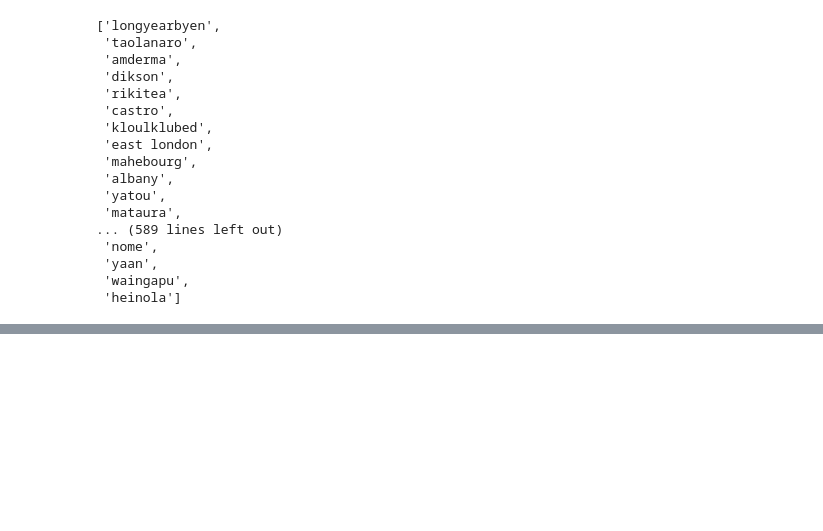
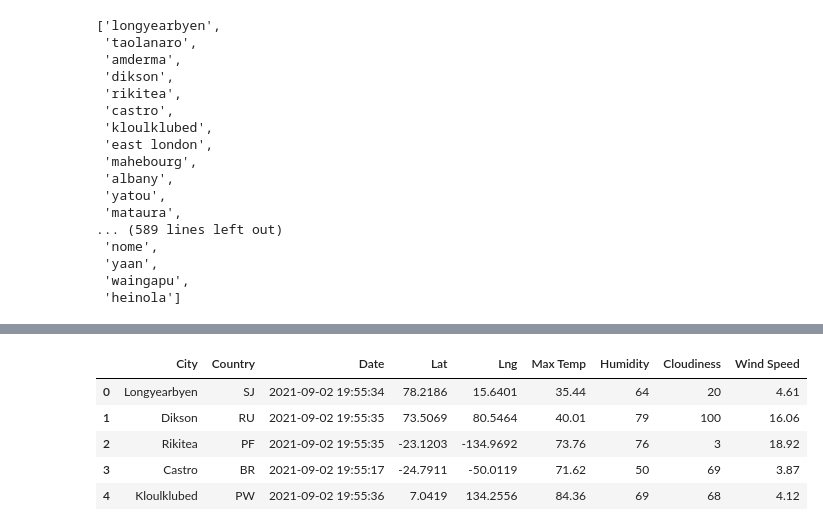
Before and after one commit to mrodenberg9055/World_Weather_Analysis, a Jupyter notebook: WeatherPy.ipynb, the cells around one changed output, grey strips where cells are left out. Cells and saved outputs as stored; diff of their text form; code cells hidden in the pictures; blank space fills up the shorter version.

```diff
--- a/WeatherPy.ipynb
+++ b/WeatherPy.ipynb
@@ -61,0 +174,12 @@ cities
+# %%
+column_reorder = ["City", "Country", "Date", "Lat", "Lng", "Max Temp", "Humidity", "Cloudiness", "Wind Speed"]
+city_data_df = city_data_df[column_reorder]
+# %%
+city_data_df.head()
+# %% [output]
+|  | City | Country | Date | Lat | Lng | Max Temp | Humidity | Cloudiness | Wind Speed |
+| 0 | Longyearbyen | SJ | 2021-09-02 19:55:34 | 78.2186 | 15.6401 | 35.44 | 64 | 20 | 4.61 |
+| 1 | Dikson | RU | 2021-09-02 19:55:35 | 73.5069 | 80.5464 | 40.01 | 79 | 100 | 16.06 |
+| 2 | Rikitea | PF | 2021-09-02 19:55:35 | -23.1203 | -134.9692 | 73.76 | 76 | 3 | 18.92 |
+| 3 | Castro | BR | 2021-09-02 19:55:17 | -24.7911 | -50.0119 | 71.62 | 50 | 69 | 3.87 |
+| 4 | Kloulklubed | PW | 2021-09-02 19:55:36 | 7.0419 | 134.2556 | 84.36 | 69 | 68 | 4.12 |
```
Also changed, not shown: parts of 5 cells of this notebook, 1 other file.
